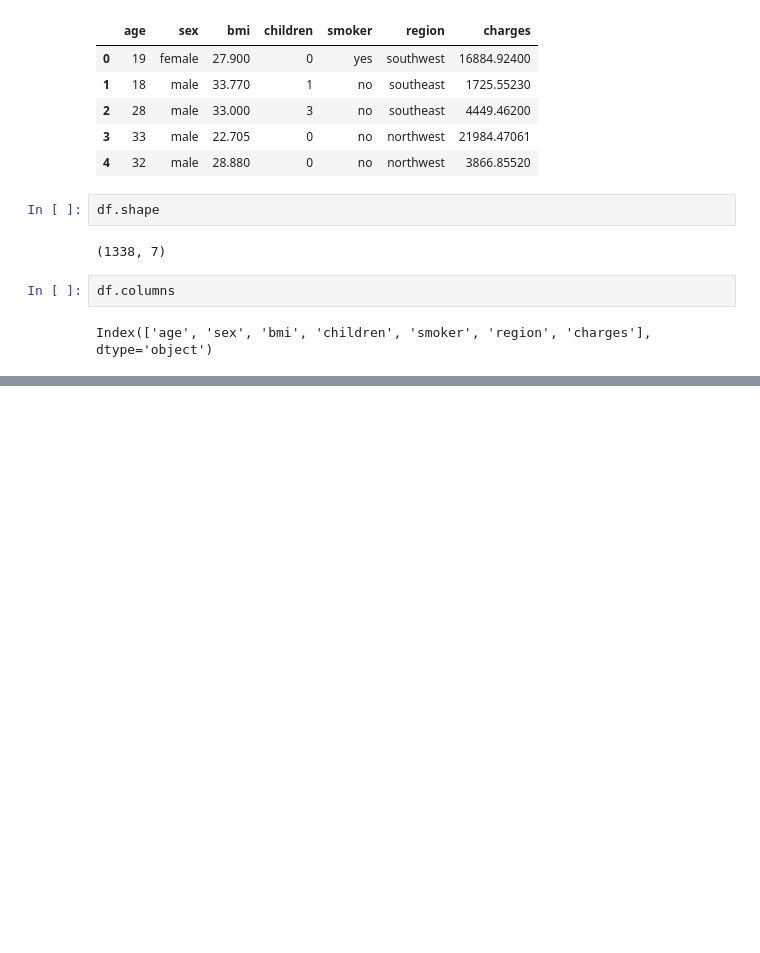
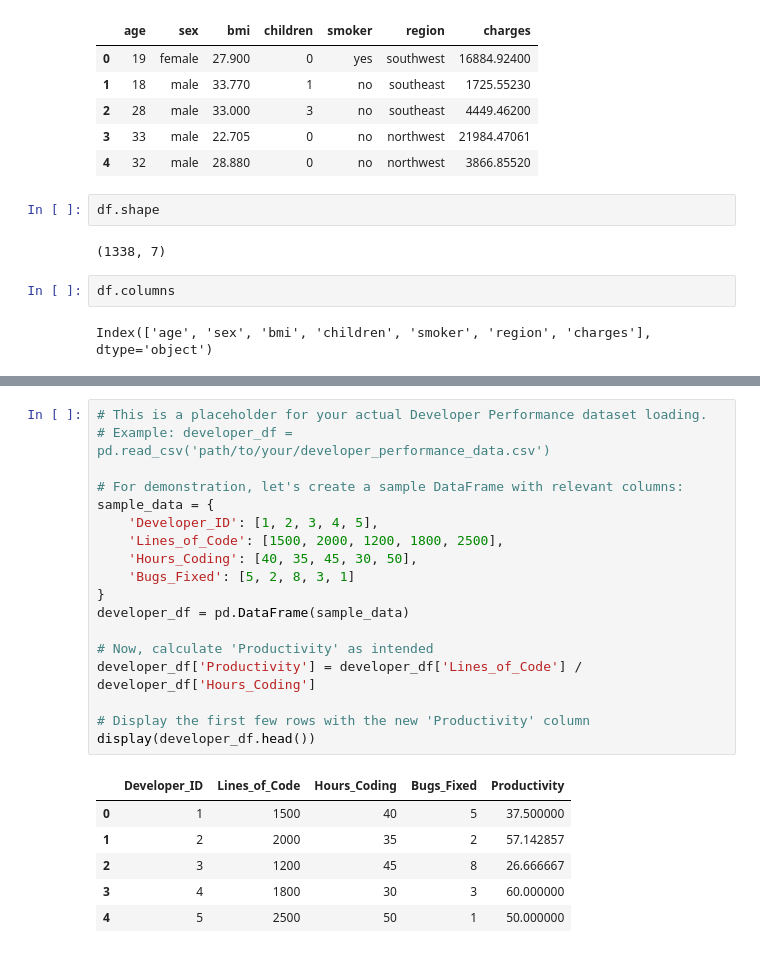
Before and after one commit to omshahu/ML_Practicals, a Jupyter notebook: Untitled4.ipynb, the cells around one changed output, grey strips where cells are left out. Drawn from its saved outputs; the diff is of its cells as text; blank space fills up the shorter version.

```diff
--- a/Untitled4.ipynb
+++ b/Untitled4.ipynb
@@ -43,0 +62,25 @@ Index(['age', 'sex', 'bmi', 'children', 'smoker', 'region', 'charges'], dtype='o
+# %%
+# This is a placeholder for your actual Developer Performance dataset loading.
+# Example: developer_df = pd.read_csv('path/to/your/developer_performance_data.csv')
+
+# For demonstration, let's create a sample DataFrame with relevant columns:
+sample_data = {
+    'Developer_ID': [1, 2, 3, 4, 5],
+    'Lines_of_Code': [1500, 2000, 1200, 1800, 2500],
+    'Hours_Coding': [40, 35, 45, 30, 50],
+    'Bugs_Fixed': [5, 2, 8, 3, 1]
+}
+developer_df = pd.DataFrame(sample_data)
+
+# Now, calculate 'Productivity' as intended
+developer_df['Productivity'] = developer_df['Lines_of_Code'] / developer_df['Hours_Coding']
+
+# Display the first few rows with the new 'Productivity' column
+display(developer_df.head())
+# %% [output]
+|  | Developer_ID | Lines_of_Code | Hours_Coding | Bugs_Fixed | Productivity |
+| 0 | 1 | 1500 | 40 | 5 | 37.500000 |
+| 1 | 2 | 2000 | 35 | 2 | 57.142857 |
+| 2 | 3 | 1200 | 45 | 8 | 26.666667 |
+| 3 | 4 | 1800 | 30 | 3 | 60.000000 |
+| 4 | 5 | 2500 | 50 | 1 | 50.000000 |
```
Also changed, not shown: parts of 2 cells of this notebook.
